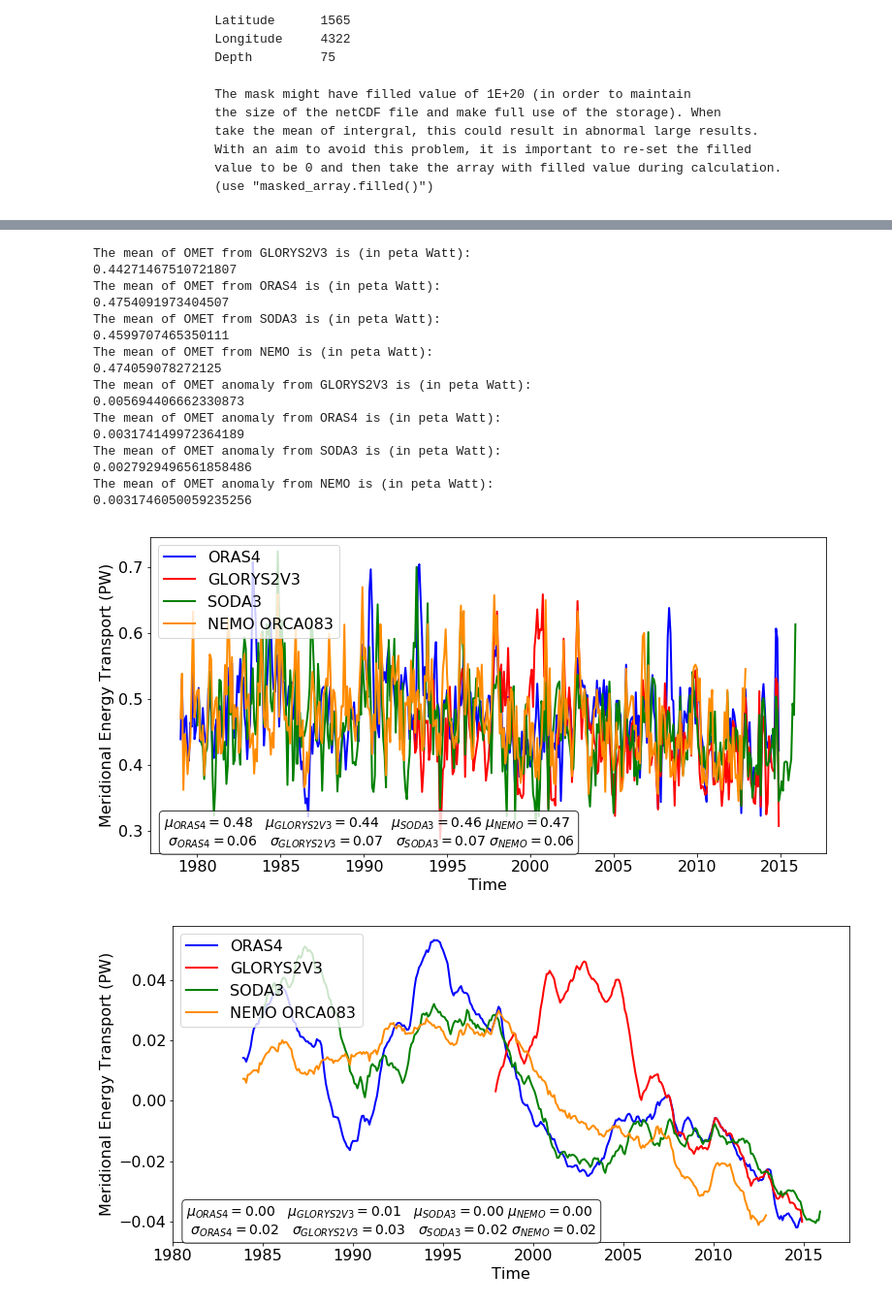
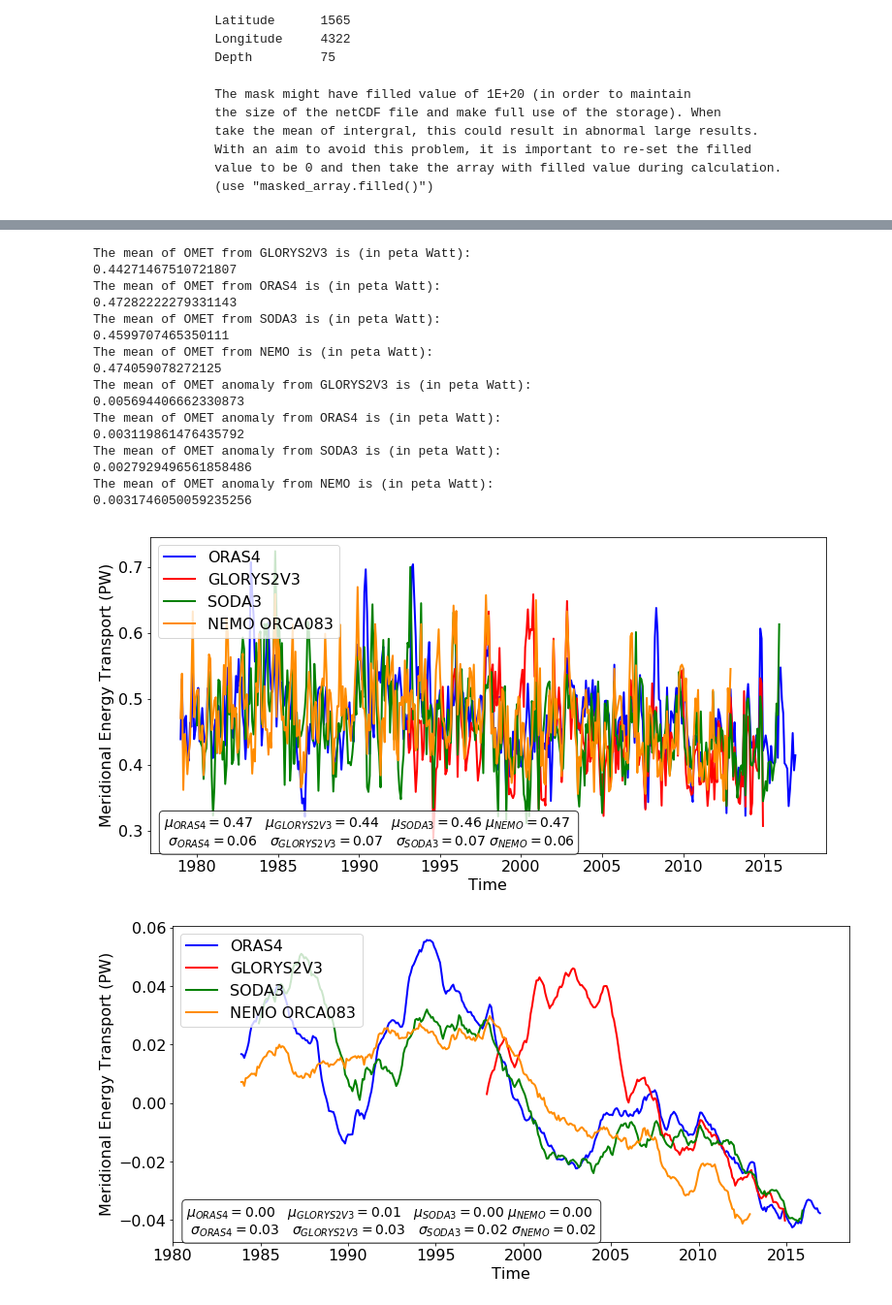
Before and after one commit to geek-yang/AirSeaFlow, a Jupyter notebook: MET_revise/ESD/paper_comp_OMET.ipynb, the cells around one changed output, grey strips where cells are left out. Shown at 97% size. Cells and saved outputs as stored; diff of their text form; code cells hidden in the pictures.

Commit message:
remake figure paper 1

```diff
--- a/MET_revise/ESD/paper_comp_OMET.ipynb
+++ b/MET_revise/ESD/paper_comp_OMET.ipynb
@@ -76,7 +76,8 @@ from scipy import stats
 # %%
 # specify data path
 # OMET
-datapath_ORAS4 = '/home/ESLT0068/WorkFlow/Core_Database_AMET_OMET_reanalysis/ORAS4/postprocessing'
+#datapath_ORAS4 = '/home/ESLT0068/WorkFlow/Core_Database_AMET_OMET_reanalysis/ORAS4/postprocessing'
+datapath_ORAS4 = '/home/ESLT0068/WorkFlow/Core_Database_AMET_OMET_reanalysis/warehouse_met'
 datapath_GLORYS2V3 = '/home/ESLT0068/WorkFlow/Core_Database_AMET_OMET_reanalysis/GLORYS2V3/postprocessing'
 datapath_SODA3 = '/home/ESLT0068/WorkFlow/Core_Database_AMET_OMET_reanalysis/SODA3/postprocessing'
 datapath_NEMO = '/home/ESLT0068/WorkFlow/Core_Database_AMET_OMET_reanalysis/ORCA012_BenMoat/postprocessing'
@@ -156,21 +157,23 @@ level_083 = 75
 
 # zonal integral
 dataset_GLORYS2V3 = Dataset(datapath_GLORYS2V3 + os.sep + 'GLORYS2V3_model_monthly_orca025_E_zonal_int.nc')
-dataset_ORAS4 = Dataset(datapath_ORAS4 + os.sep + 'oras4_model_monthly_orca1_E_zonal_int.nc')
+#dataset_ORAS4 = Dataset(datapath_ORAS4 + os.sep + 'oras4_model_monthly_orca1_E_zonal_int.nc')
 dataset_SODA3 = Dataset(datapath_SODA3 + os.sep + 'OMET_SODA3_model_5daily_1980_2015_E_zonal_int.nc')
 dataset_NEMO = Dataset(datapath_NEMO + os.sep + 'OMET_NEMO_ORCA0083_daily_1979_2012_E_zonal_int.nc')
+dataset_ORAS4 = Dataset(os.path.join(datapath_ORAS4,
+                                     'oras_model_monthly_1958_2017_omet.nc'))
 # extract Oceanic meridional energy transport
 # dimension (year,month,latitude)
 # selected latitude (60N)
 OMET_GLORYS2V3 = dataset_GLORYS2V3.variables['E'][:]/1000 # from Tera Watt to Peta Watt # start from 1993
-OMET_ORAS4 = dataset_ORAS4.variables['E'][21:,:,:]/1000 # from Tera Watt to Peta Watt # start from 1979
+OMET_ORAS4 = dataset_ORAS4.variables['E_int'][21:-1,:,:]/1000 # from Tera Watt to Peta Watt # start from 1979
 OMET_SODA3 = dataset_SODA3.variables['E'][:]/1000 # from Tera Watt to Peta Watt # start from 1979
 OMET_NEMO = dataset_NEMO.variables['E'][:]/1000 # from Tera Watt to Peta Watt # start from 1979 - 2012
 # correction for a missing value at December 2005
 OMET_NEMO[26,11,:] = (OMET_NEMO[26,10,:] + OMET_NEMO[27,0,:])/2
 
 #year
-year_ORAS4 = dataset_ORAS4.variables['year'][21:]         # from 1979 to 2014
+year_ORAS4 = dataset_ORAS4.variables['year'][21:-1]         # from 1979 to 2014
 year_GLORYS2V3 = dataset_GLORYS2V3.variables['year'][:]   # from 1993 to 2014
 year_SODA3 = dataset_SODA3.variables['year'][:]           # from 1980 to 2014
 year_NEMO = dataset_NEMO.variables['year'][:]             # from 1979 to 2012
@@ -358,7 +361,7 @@ print (OMET_NEMO_white_running_mean_mean)
 The mean of OMET from GLORYS2V3 is (in peta Watt):
 0.44271467510721807
 The mean of OMET from ORAS4 is (in peta Watt):
-0.4754091973404507
+0.47282222279331143
 The mean of OMET from SODA3 is (in peta Watt):
 0.4599707465350111
 The mean of OMET from NEMO is (in peta Watt):
@@ -366,7 +369,7 @@ The mean of OMET from NEMO is (in peta Watt):
 The mean of OMET anomaly from GLORYS2V3 is (in peta Watt):
 0.005694406662330873
 The mean of OMET anomaly from ORAS4 is (in peta Watt):
-0.003174149972364189
+0.003119861476435792
 The mean of OMET anomaly from SODA3 is (in peta Watt):
 0.0027929496561858486
 The mean of OMET anomaly from NEMO is (in peta Watt):
@@ -377,14 +380,14 @@ index_1993_begin = np.arange(1,265,1)
 index_1993 = np.arange(169,433,1) # starting from index of year 1993
 index_year_1993 = np.arange(1993,2015,1)
 
-index_1979 = np.arange(1,433,1)
-index_year_1979 = np.arange(1979,2015,1)
+index_1979 = np.arange(1,457,1)
+index_year_1979 = np.arange(1979,2017,1)
 
 index_1980 = np.arange(13,445,1)
 index_year_1980 = np.arange(1980,2016,1)
 
-index_full = np.arange(1,445,1)
-index_year_full = np.arange(1979,2016,1)
+index_full = np.arange(1,457,1)
+index_year_full = np.arange(1979,2017,1)
 
 index_year = np.arange(1980,year_ORAS4[-1]+2,5)
 # index_running_mean_1993 = np.arange(169,433-window+1,1)
@@ -401,7 +404,7 @@ fig1 = plt.figure()
 plt.plot(index_1979,OMET_ORAS4_series[:,lat_interest['ORAS4'][4]],'b-',linewidth=2.0,label='ORAS4')
 plt.plot(index_1993,OMET_GLORYS2V3_series[:,lat_interest['GLORYS2V3'][4]],'r-',linewidth=2.0,label='GLORYS2V3')
 plt.plot(index_1980,OMET_SODA3_series[:,lat_interest['SODA3'][4]],'g-',linewidth=2.0,label='SODA3')
-plt.plot(index_1979[:-24],OMET_NEMO_series[:,lat_interest['NEMO'][4]],color='darkorange',linestyle='-',linewidth=2.0,label='NEMO ORCA083')
+plt.plot(index_1979[:-48],OMET_NEMO_series[:,lat_interest['NEMO'][4]],color='darkorange',linestyle='-',linewidth=2.0,label='NEMO ORCA083')
 #plt.title('Oceanic Meridional Energy Transport at 60N (1979-2015)')
 fig1.set_size_inches(12.5, 6)
 plt.xlabel("Time",fontsize=16)
@@ -411,33 +414,33 @@ plt.ylabel("Meridional Energy Transport (PW)",fontsize=16)
 plt.yticks(fontsize=16)
 plt.legend(frameon=True, loc=2, prop={'size': 16})
 props = dict(boxstyle='round', facecolor='white', alpha=0.8)
 ax = plt.gca()
 ax.text(0.02,0.12,text_content,transform=ax.transAxes,fontsize=14,verticalalignment='top',bbox=props)
 plt.show()
 fig1.savefig(output_path + os.sep + 'Comp_OMET_60N_time_series_1979_2015.png', dpi = 300)
 
 # plot the running mean of OMET after removing seasonal cycle
 text_content = '$\mu_{ORAS4}=%.2f$   $\mu_{GLORYS2V3}=%.2f$   $\mu_{SODA3}=%.2f$ $\mu_{NEMO}=%.2f$ \n $\sigma_{ORAS4}=%.2f$   $\sigma_{GLORYS2V3}=%.2f$   $\sigma_{SODA3}=%.2f$ $\sigma_{NEMO}=%.2f$' \
                 % (OMET_ORAS4_white_running_mean_mean, OMET_GLORYS2V3_white_running_mean_mean, OMET_SODA3_white_running_mean_mean, OMET_NEMO_white_running_mean_mean, OMET_ORAS4_white_running_mean_std, OMET_GLORYS2V3_white_running_mean_std, OMET_SODA3_white_running_mean_std, OMET_NEMO_white_running_mean_std)
 
 fig4 = plt.figure()
 plt.plot(index_1979[window-1:],OMET_ORAS4_white_series_running_mean[:,lat_interest['ORAS4'][4]],'b-',linewidth=2.0,label='ORAS4')
 plt.plot(index_1993[window-1:],OMET_GLORYS2V3_white_series_running_mean[:,lat_interest['GLORYS2V3'][4]],'r-',linewidth=2.0,label='GLORYS2V3')
 plt.plot(index_1980[window-1:],OMET_SODA3_white_series_running_mean[:,lat_interest['SODA3'][4]],'g-',linewidth=2.0,label='SODA3')
-plt.plot(index_1979[window-1:-24],OMET_NEMO_white_series_running_mean[:,lat_interest['NEMO'][4]],color='darkorange',linestyle='-',linewidth=2.0,label='NEMO ORCA083')
+plt.plot(index_1979[window-1:-48],OMET_NEMO_white_series_running_mean[:,lat_interest['NEMO'][4]],color='darkorange',linestyle='-',linewidth=2.0,label='NEMO ORCA083')
 #plt.title('Running Mean of OMET Anomalies at 60N with a window of 60 months (1979-2015)',window))
 fig4.set_size_inches(12.5, 6)
 plt.xlabel("Time",fontsize=16)
 plt.xticks(np.arange(13,len(year_ORAS4)*12+12+1,60),index_year,fontsize=16)
 #plt.xticks(rotation=60)
 plt.ylabel("Meridional Energy Transport (PW)",fontsize=16)
 plt.yticks(fontsize=16)
 plt.legend(frameon=True, loc=2, prop={'size': 16})
 props = dict(boxstyle='round',facecolor='white', alpha=0.8)
 ax = plt.gca()
 ax.text(0.02,0.12,text_content,transform=ax.transAxes,fontsize=14,verticalalignment='top',bbox=props)
 plt.show()
 fig4.savefig(output_path + os.sep + 'Comp_OMET_anomaly_60N_running_mean_window_60m.png', dpi = 300)
 # %% [output]
-[figure, old version]
+[figure, new version]
-[figure, old version]
+[figure, new version]
```
Also changed, not shown: parts of 1 cell of this notebook, 5 other files.
